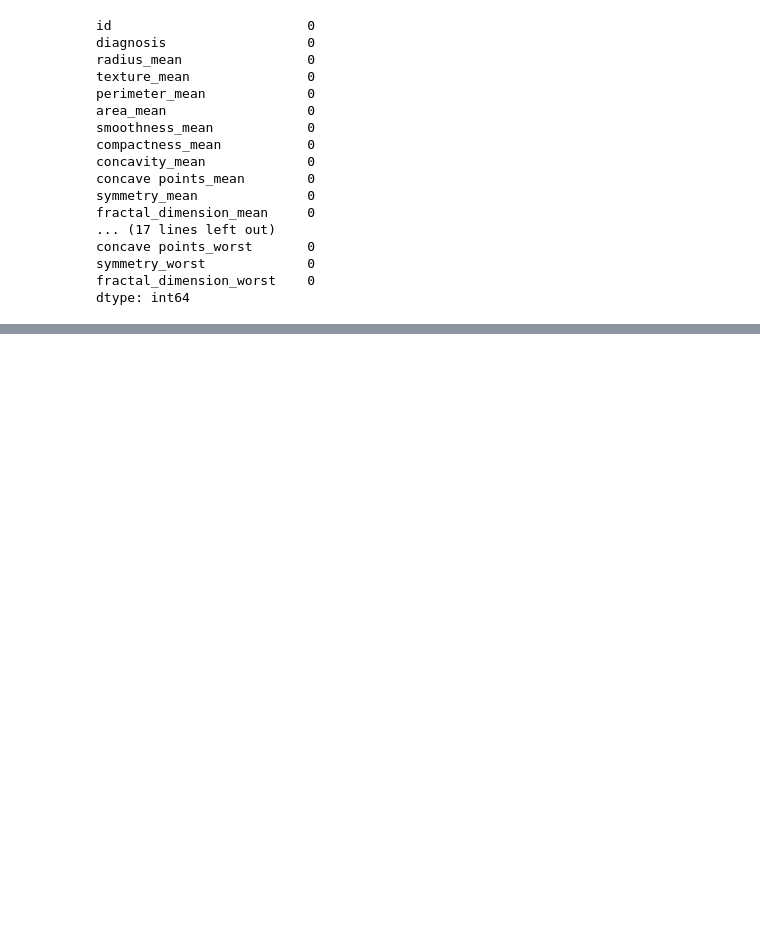
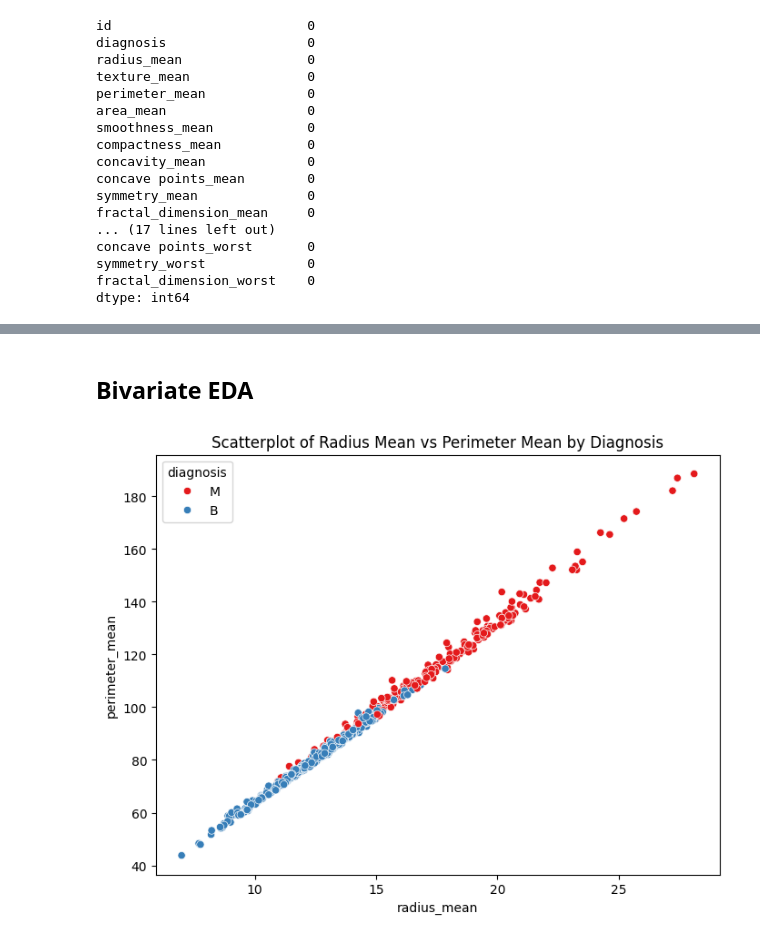
Before and after one commit to Emily-Ngahu/Predicting-Cancer-Diagnosis-using-Classification-Models, a Jupyter notebook: Breast_cancer_classification.ipynb, the cells around one changed output, grey strips where cells are left out. Cells and saved outputs as stored; diff of their text form; code cells hidden in the pictures; blank space fills up the shorter version.

```diff
--- a/Breast_cancer_classification.ipynb
+++ b/Breast_cancer_classification.ipynb
@@ -86,0 +161,11 @@ import seaborn as sns
+# %% [markdown]
+## Bivariate EDA
+# %%
+#How are radius_mean and perimeter_mean related?
+# Scatterplot of radius_mean vs perimeter_mean
+plt.figure(figsize=(8, 6))
+sns.scatterplot(data=df, x='radius_mean', y='perimeter_mean', hue='diagnosis', palette='Set1')
+plt.title('Scatterplot of Radius Mean vs Perimeter Mean by Diagnosis')
+plt.show()
+# %% [output]
+[figure, added]
```
Also changed, not shown: parts of 13 cells of this notebook.
